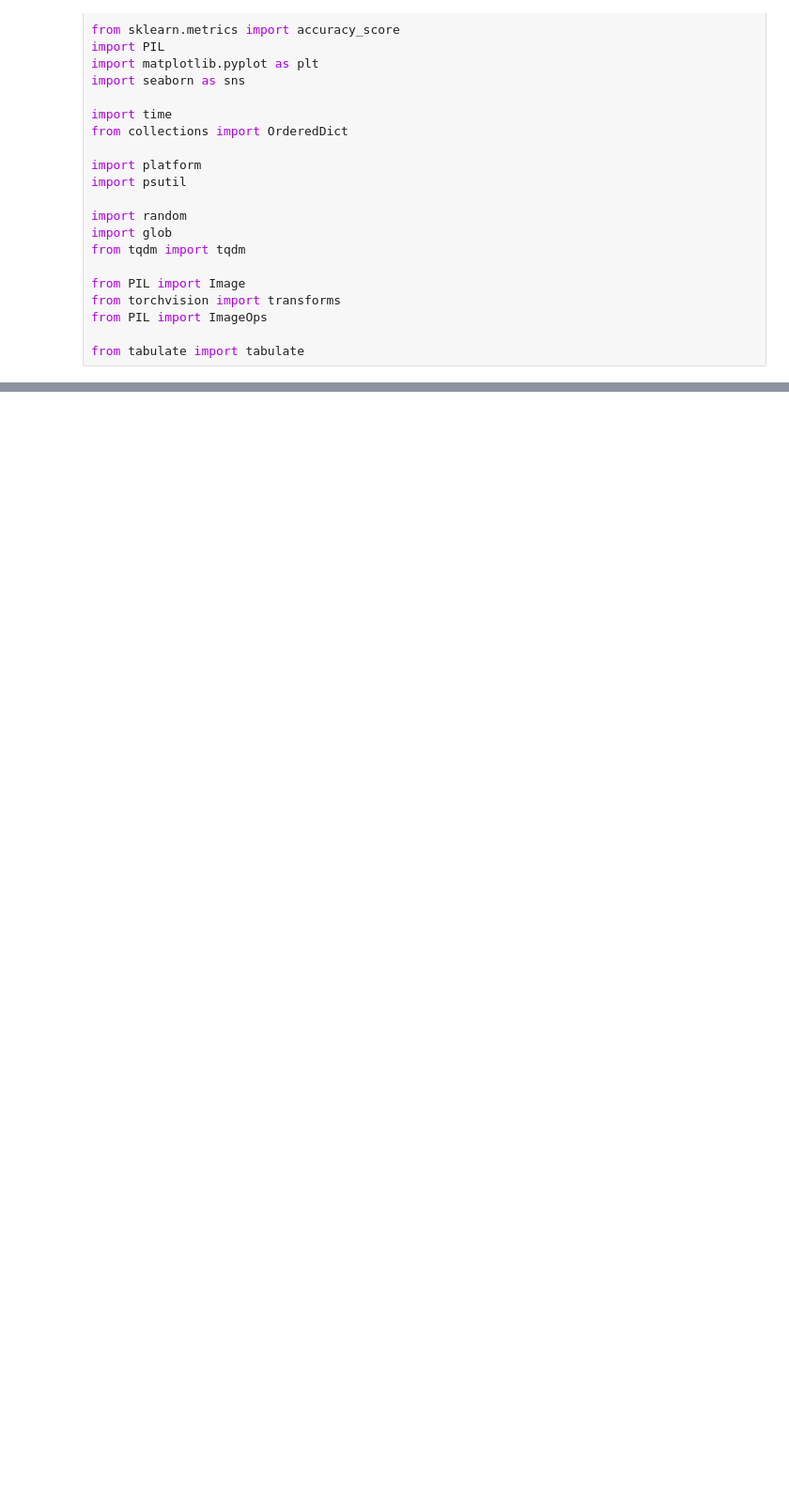
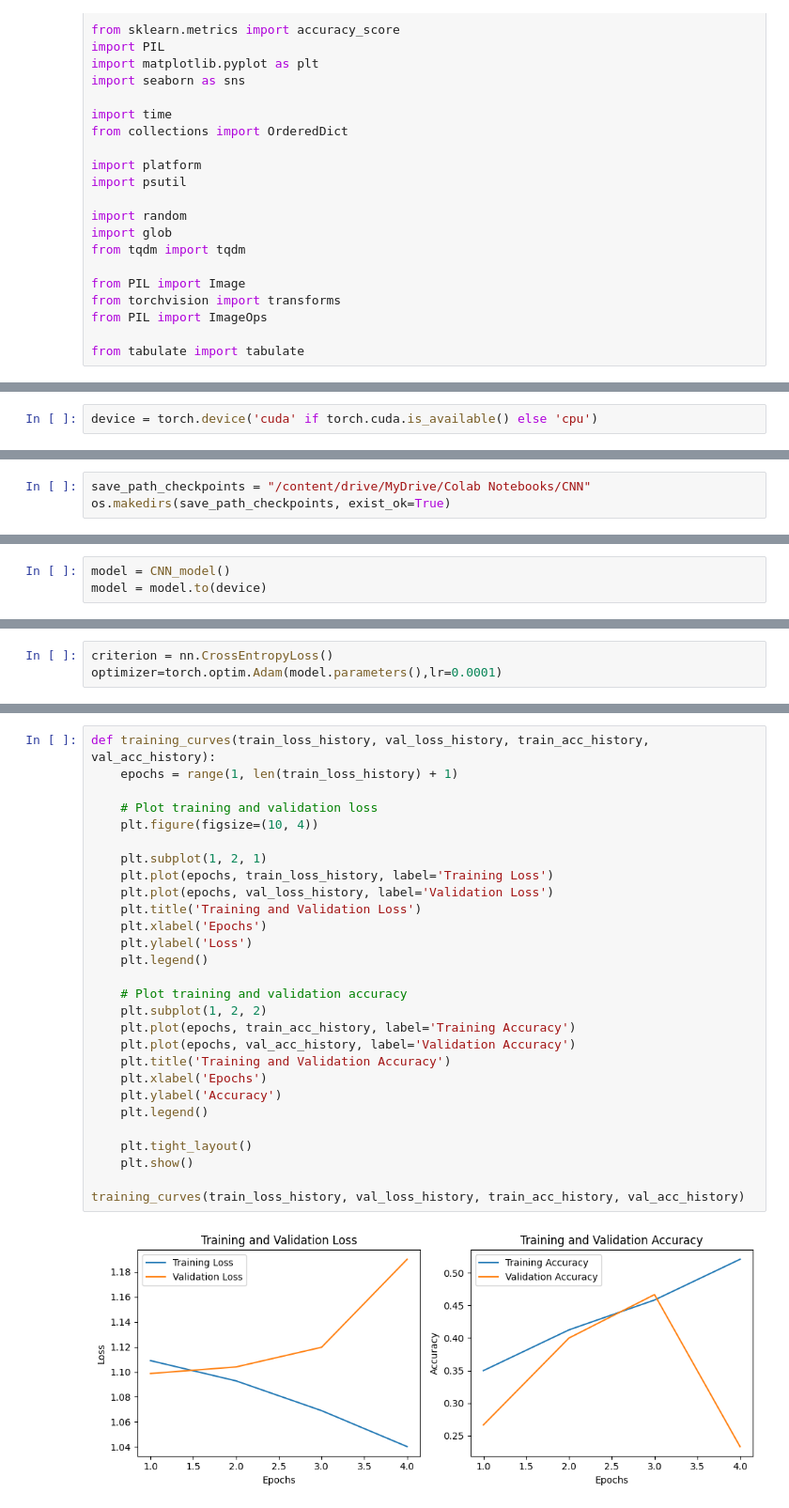
Before and after one commit to Shanks1234567/CSE366LAB, a Jupyter notebook: Lab_03_AI.ipynb, the cells around one changed output, grey strips where cells are left out. Shown at 94% size. Drawn from its saved outputs; the diff is of its cells as text; blank space fills up the shorter version.

```diff
--- a/Lab_03_AI.ipynb
+++ b/Lab_03_AI.ipynb
@@ -58,0 +141,2 @@ from tabulate import tabulate
+# %%
+device = torch.device('cuda' if torch.cuda.is_available() else 'cpu')
@@ -58,0 +147,3 @@ from tabulate import tabulate
+# %%
+save_path_checkpoints = "/content/drive/MyDrive/Colab Notebooks/CNN"
+os.makedirs(save_path_checkpoints, exist_ok=True)
@@ -58,0 +245,3 @@ from tabulate import tabulate
+# %%
+model = CNN_model()
+model = model.to(device)
@@ -58,0 +261,3 @@ from tabulate import tabulate
+# %%
+criterion = nn.CrossEntropyLoss()
+optimizer=torch.optim.Adam(model.parameters(),lr=0.0001)
@@ -58,0 +370,30 @@ from tabulate import tabulate
+# %%
+def training_curves(train_loss_history, val_loss_history, train_acc_history, val_acc_history):
+    epochs = range(1, len(train_loss_history) + 1)
+
+    # Plot training and validation loss
+    plt.figure(figsize=(10, 4))
+
+    plt.subplot(1, 2, 1)
+    plt.plot(epochs, train_loss_history, label='Training Loss')
+    plt.plot(epochs, val_loss_history, label='Validation Loss')
+    plt.title('Training and Validation Loss')
+    plt.xlabel('Epochs')
+    plt.ylabel('Loss')
+    plt.legend()
+
+    # Plot training and validation accuracy
+    plt.subplot(1, 2, 2)
+    plt.plot(epochs, train_acc_history, label='Training Accuracy')
+    plt.plot(epochs, val_acc_history, label='Validation Accuracy')
+    plt.title('Training and Validation Accuracy')
+    plt.xlabel('Epochs')
+    plt.ylabel('Accuracy')
+    plt.legend()
+
+    plt.tight_layout()
+    plt.show()
+
+training_curves(train_loss_history, val_loss_history, train_acc_history, val_acc_history)
+# %% [output]
+[figure, added]
```
Also changed, not shown: parts of 17 cells of this notebook.
